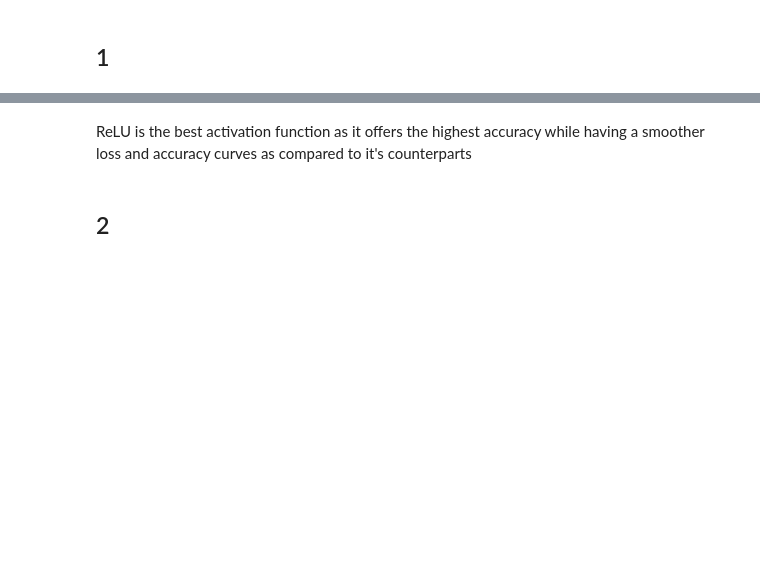
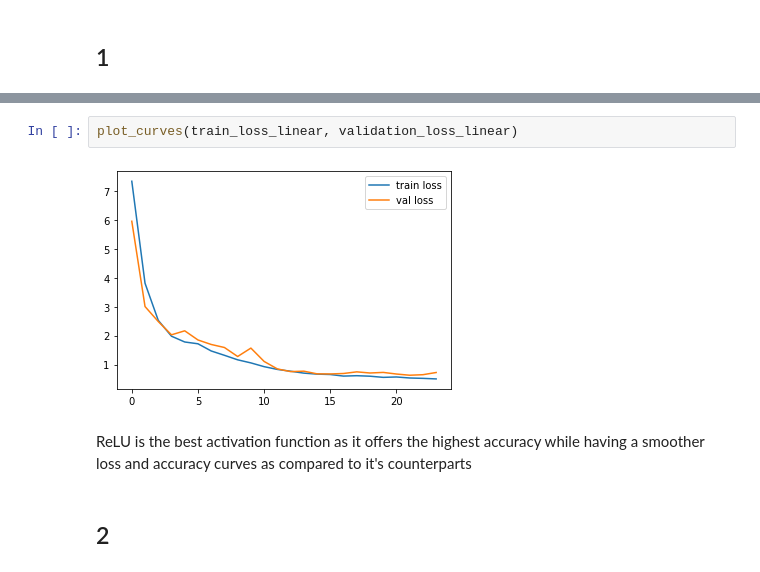
Before and after one commit to aflah02/ML_Assignments, a Jupyter notebook: Assignment 3/C.ipynb, the cells around one changed output, grey strips where cells are left out. Drawn from its saved outputs; the diff is of its cells as text; blank space fills up the shorter version.

```diff
--- a/Assignment 3/C.ipynb
+++ b/Assignment 3/C.ipynb
@@ -100,3 +141,7 @@ plot_curves(mlp_linear)
+# %%
+plot_curves(train_loss_linear, validation_loss_linear)
+# %% [output]
+[figure, added]
 # %% [markdown]
 ReLU is the best activation function as it offers the highest accuracy while having a smoother loss and accuracy curves as compared to it's counterparts
 # %% [markdown]
```
Also changed, not shown: parts of 39 cells of this notebook, 14 other files.
